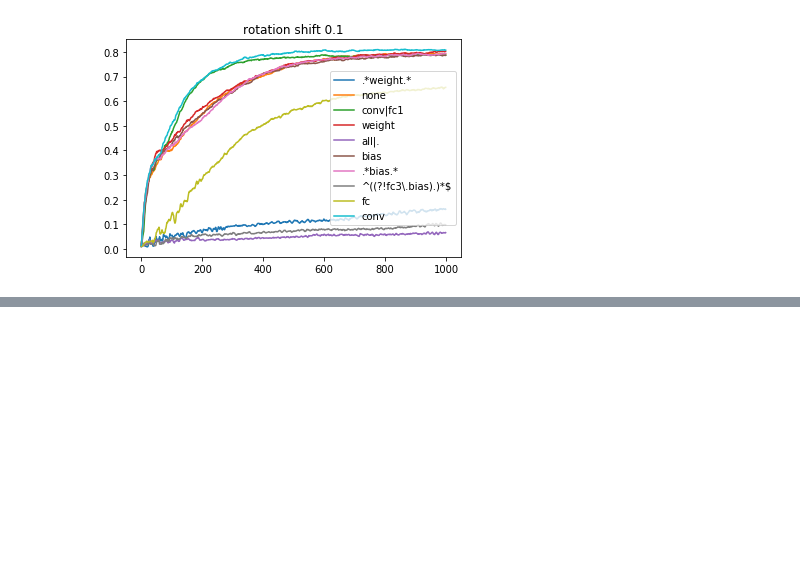
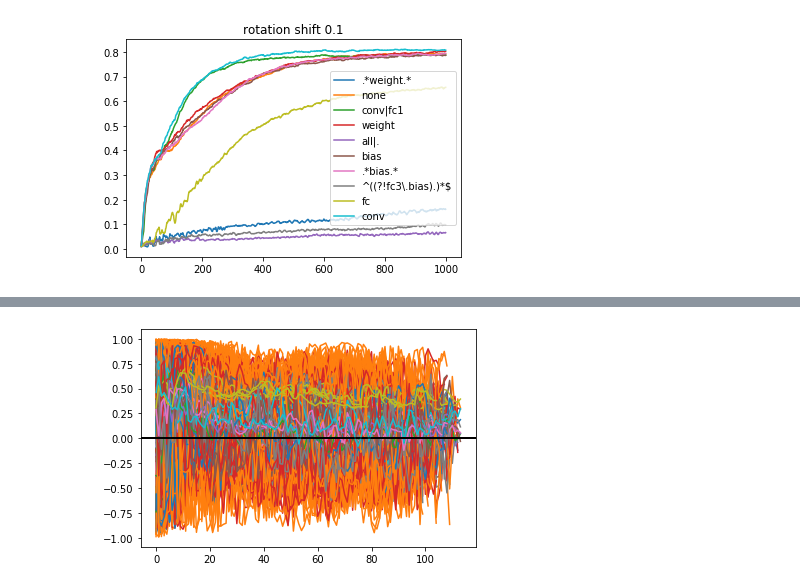
Before and after one commit to felisat/multilayer, a Jupyter notebook: viz/multi-layer.ipynb, the cells around one changed output, grey strips where cells are left out. Drawn from its saved outputs; the diff is of its cells as text; code cells hidden in the pictures; blank space fills up the shorter version.

Commit message:
new experiment

```diff
--- a/viz/multi-layer.ipynb
+++ b/viz/multi-layer.ipynb
@@ -164,0 +162,3 @@ l
+# %%
+serverangles = xpm.get_list_of_experiments("/home/sattler/Workspace/PyTorch/multilayer/results/layers_server_angles",
+                                                 only_finished=False)
@@ -164,0 +173,14 @@ l
+# %%
+xp = serverangles[0]
+r = xp.results
+# %%
+fr = {k : v for k, v in r.items() if "client_" in k and "acc" not in k}
+# %%
+for k, v in fr.items():
+    plt.plot(v, label=k)
+    plt.axhline(y=0, color="k")
+
+#plt.legend(loc="lower left")
+plt.show()
+# %% [output]
+[figure, added]
```
Also changed, not shown: parts of 5 cells of this notebook, 3 other files.
